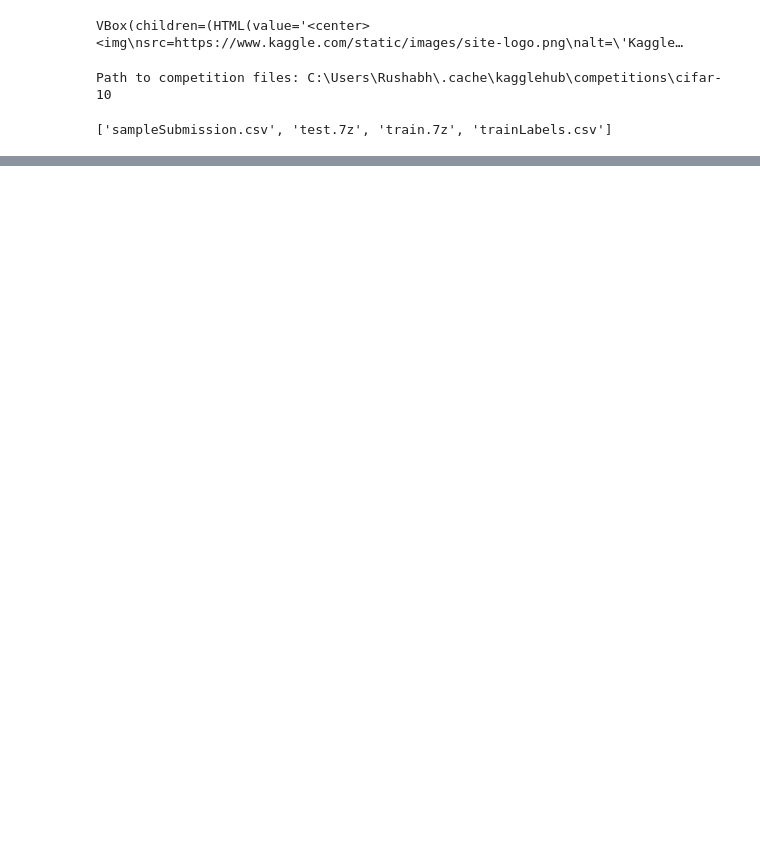
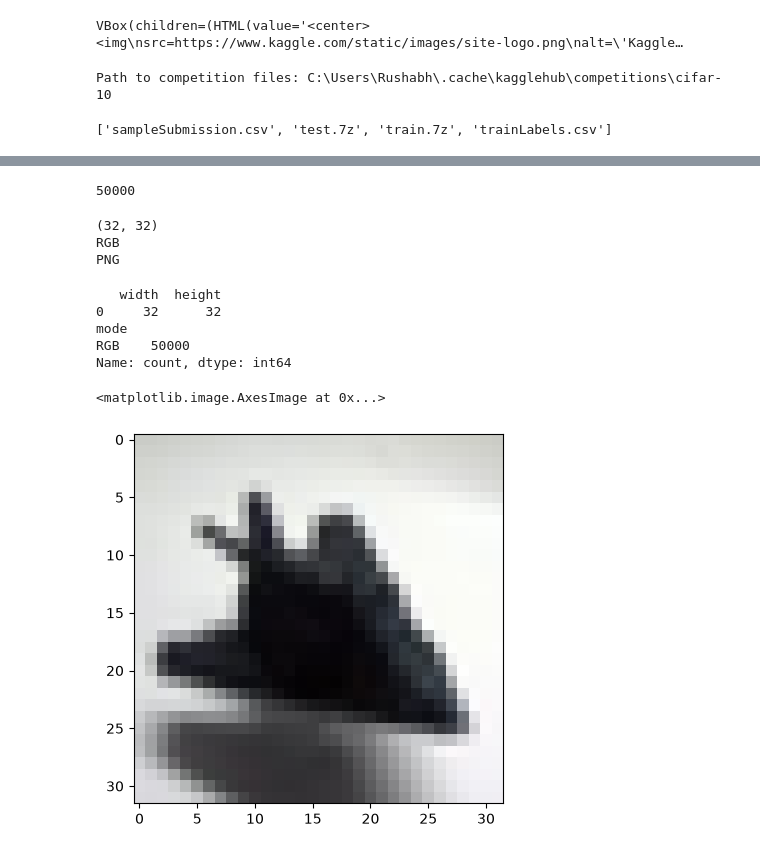
Before and after one commit to rushabh-borkar/CIFAR-10-CNN, a Jupyter notebook: cifar10_cnn.ipynb, the cells around one changed output, grey strips where cells are left out. Saved outputs shown, nothing was run; the diff lists cells and outputs as text; code cells hidden in the pictures; blank space fills up the shorter version.

```diff
--- a/cifar10_cnn.ipynb
+++ b/cifar10_cnn.ipynb
@@ -48,0 +201,68 @@ FileNotFoundError: [Errno 2] No such file or directory: 'trainLabels.csv'
+# %%
+import os
+
+train_image_path = os.path.join(dataset_path, 'train','train')
+
+print(len(os.listdir(train_image_path)))
+# %% [output]
+50000
+# %%
+from PIL import Image
+img  = Image.open(os.path.join(train_image_path, '1.png'))
+img.show()
+# %%
+print(img.size)
+print(img.mode)
+print(img.format)
+# %% [output]
+(32, 32)
+RGB
+PNG
+# %%
+from PIL import Image
+import os
+import pandas as pd
+from wcwidth import width
+
+widths = []
+heights = []
+modes = []
+
+for filename in os.listdir(train_image_path):
+    image_path = os.path.join(train_image_path, filename)
+
+    img = Image.open(image_path)
+
+    width ,height = img.size
+    widths.append(width)
+    heights.append(height)
+    modes.append(img.mode)
+
+df = train_labels.copy()
+df["width"] = widths
+df["height"] = heights
+df["mode"] = modes
+# %%
+unique_dimensions = df[["width", "height"]].drop_duplicates()
+
+print(unique_dimensions)
+
+print(df.value_counts("mode"))
+# %% [output]
+   width  height
+0     32      32
+mode
+RGB    50000
+Name: count, dtype: int64
+# %%
+import matplotlib.pyplot as plt
+
+
+eg_1 = df[df['label'] == 'airplane']
+filename = f"{eg_1['id'].iloc[0]}.png"
+image_path = os.path.join(train_image_path, filename)
+img = Image.open(image_path)
+plt.imshow(img)
+# %% [output]
+<matplotlib.image.AxesImage at 0x...>
+[figure, added]
```
Also changed, not shown: parts of 30 cells of this notebook.
